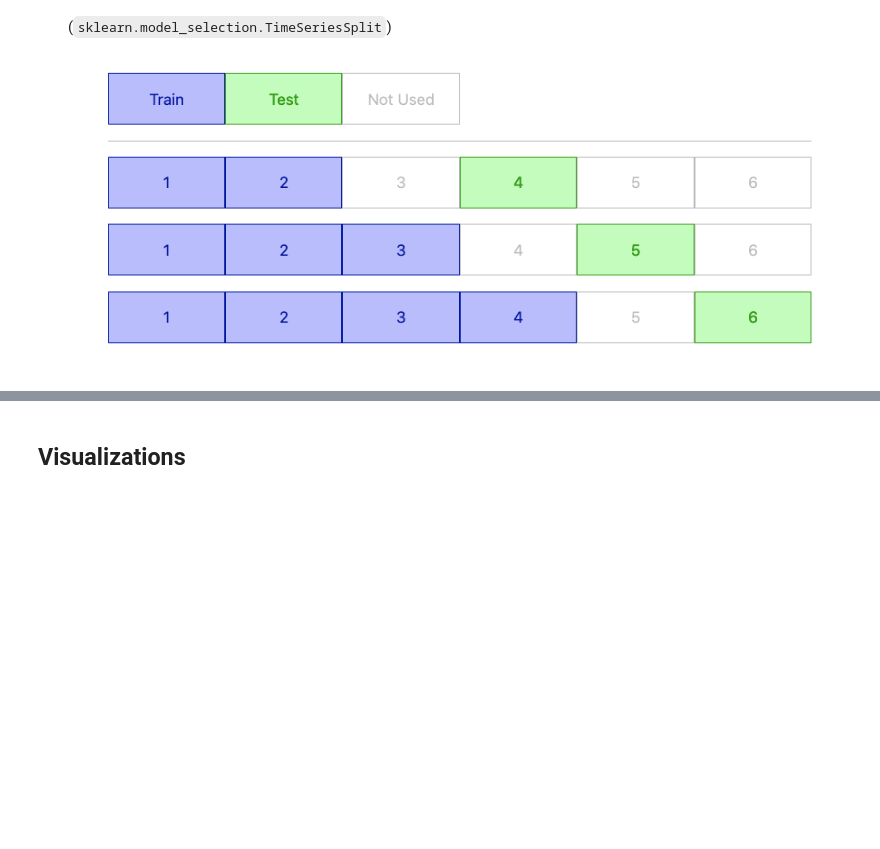
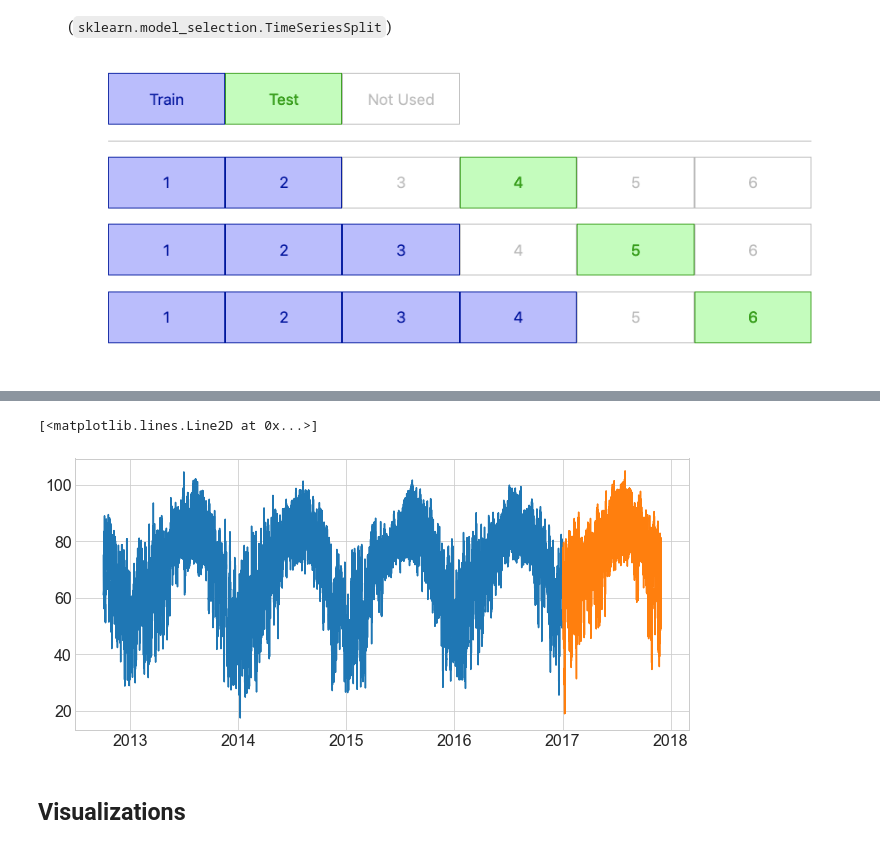
Before and after one commit to CodeupClassroom/innis-timeseries-exercises, a Jupyter notebook: explore_lesson.ipynb, the cells around one changed output, grey strips where cells are left out. Saved outputs shown, nothing was run; the diff lists cells and outputs as text; code cells hidden in the pictures; blank space fills up the shorter version.

```diff
--- a/explore_lesson.ipynb
+++ b/explore_lesson.ipynb
@@ -73,10 +89,13 @@ plt.plot(test.index, test.temp)
 # %%
 # Human-Based
-train = df[:'2016'] # includes 2016
-test = df['2017']
+train = df.loc[:'2016'] # includes 2016
+test = df.loc['2017']
 
 plt.plot(train.index, train.temp)
 plt.plot(test.index, test.temp)
+# %% [output]
+[<matplotlib.lines.Line2D at 0x...>]
+[figure, added]
 # %% [markdown]
 ## Visualizations
 # %%
```
Also changed, not shown: parts of 50 cells of this notebook, 1 other file.
